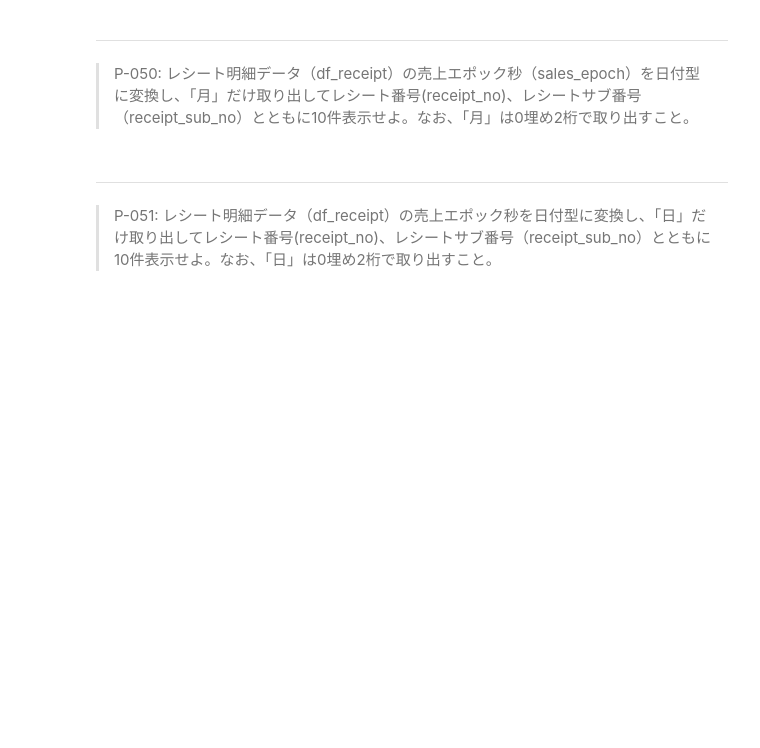
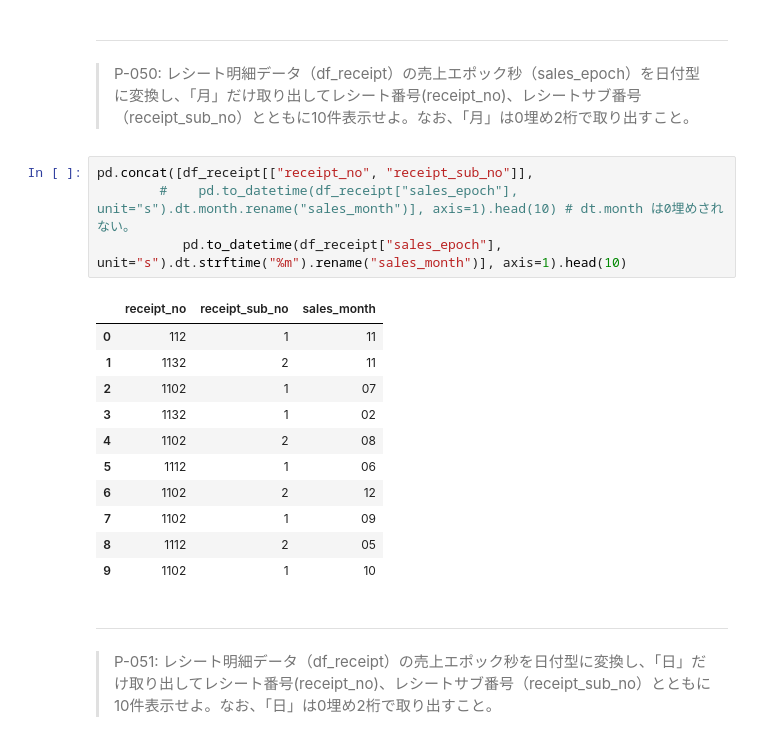
Before and after one commit to koki-sugai/preprocess_knock_Python_sugai, a Jupyter notebook: preprocess_knock_Python_Colab.ipynb, the cells around one changed output. Cells and saved outputs as stored; diff of their text form; blank space fills up the shorter version.

```diff
--- a/preprocess_knock_Python_Colab.ipynb
+++ b/preprocess_knock_Python_Colab.ipynb
@@ -361,6 +428,22 @@ pd.concat([df_customer["customer_id"],
 # %% [markdown]
 ---
 > P-050: レシート明細データ（df_receipt）の売上エポック秒（sales_epoch）を日付型に変換し、「月」だけ取り出してレシート番号(receipt_no)、レシートサブ番号（receipt_sub_no）とともに10件表示せよ。なお、「月」は0埋め2桁で取り出すこと。
+# %%
+pd.concat([df_receipt[["receipt_no", "receipt_sub_no"]],
+        #    pd.to_datetime(df_receipt["sales_epoch"], unit="s").dt.month.rename("sales_month")], axis=1).head(10) # dt.month は0埋めされない。
+           pd.to_datetime(df_receipt["sales_epoch"], unit="s").dt.strftime("%m").rename("sales_month")], axis=1).head(10)
+# %% [output]
+|  | receipt_no | receipt_sub_no | sales_month |
+| 0 | 112 | 1 | 11 |
+| 1 | 1132 | 2 | 11 |
+| 2 | 1102 | 1 | 07 |
+| 3 | 1132 | 1 | 02 |
+| 4 | 1102 | 2 | 08 |
+| 5 | 1112 | 1 | 06 |
+| 6 | 1102 | 2 | 12 |
+| 7 | 1102 | 1 | 09 |
+| 8 | 1112 | 2 | 05 |
+| 9 | 1102 | 1 | 10 |
 # %% [markdown]
 ---
 > P-051: レシート明細データ（df_receipt）の売上エポック秒を日付型に変換し、「日」だけ取り出してレシート番号(receipt_no)、レシートサブ番号（receipt_sub_no）とともに10件表示せよ。なお、「日」は0埋め2桁で取り出すこと。
```
Also changed, not shown: parts of 6 cells of this notebook.
